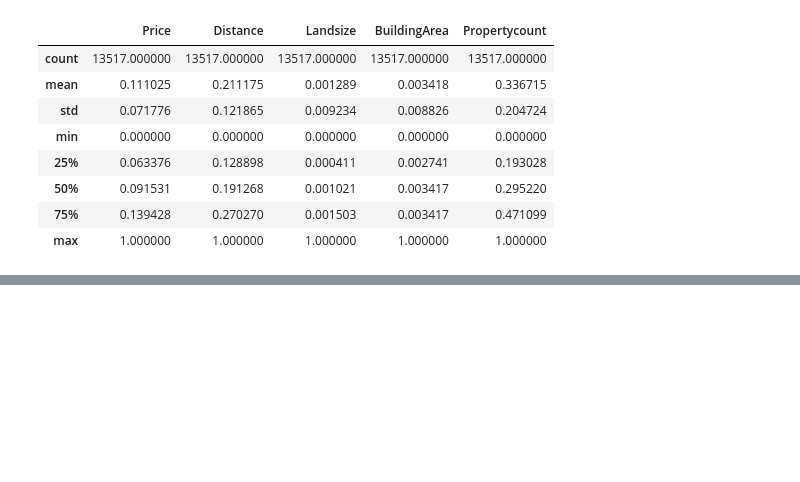
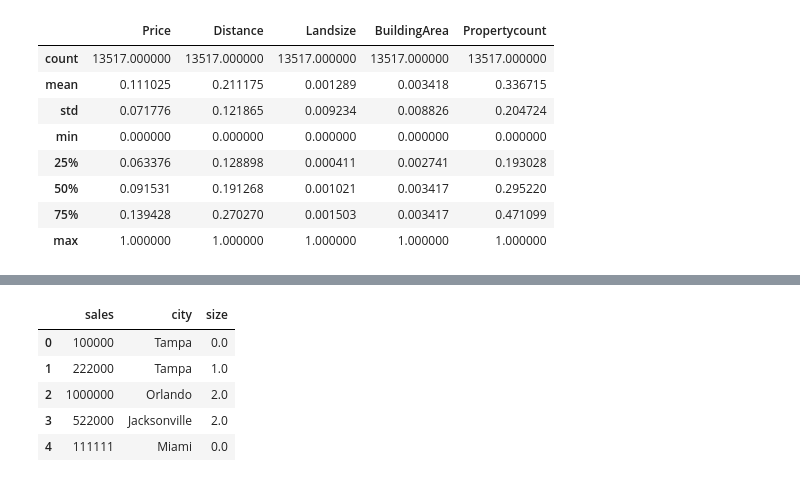
Before and after one commit to harshitsahush/machine_learning, a Jupyter notebook: 0. Data_preprocessing/Data pre-processing.ipynb, the cells around one changed output, grey strips where cells are left out. Drawn from its saved outputs; the diff is of its cells as text; code cells hidden in the pictures; blank space fills up the shorter version.

```diff
--- a/0. Data_preprocessing/Data pre-processing.ipynb
+++ b/0. Data_preprocessing/Data pre-processing.ipynb
@@ -286,0 +357,6 @@ X_scaled_df.describe()
+# %%
+from sklearn.preprocessing import OrdinalEncoder
+
+oe = OrdinalEncoder(categories = [['Small', 'Medium', 'Large']]).set_output(transform = 'pandas')
+oe_transform = oe.fit_transform(df[['size']])
+oe_transform.head()
@@ -286,0 +370,11 @@ X_scaled_df.describe()
+# %%
+df = df.drop('size', axis = 1)
+df = pd.concat([df, oe_transform], axis = 1)
+df.head()
+# %% [output]
+|  | sales | city | size |
+| 0 | 100000 | Tampa | 0.0 |
+| 1 | 222000 | Tampa | 1.0 |
+| 2 | 1000000 | Orlando | 2.0 |
+| 3 | 522000 | Jacksonville | 2.0 |
+| 4 | 111111 | Miami | 0.0 |
```
Also changed, not shown: parts of 9 cells of this notebook.
